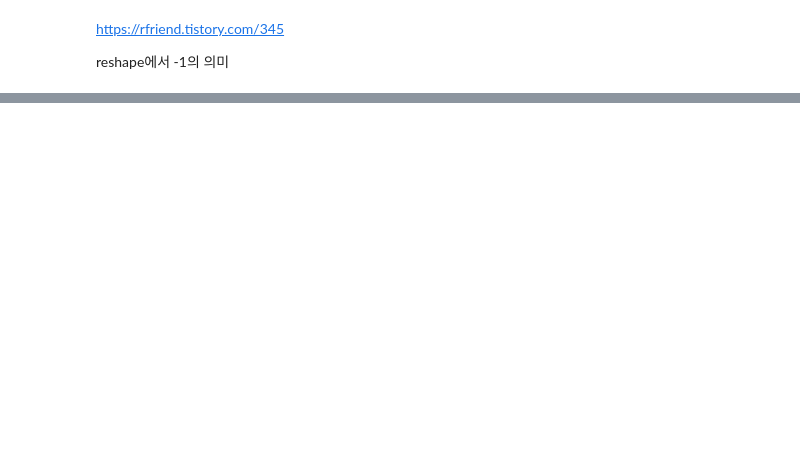
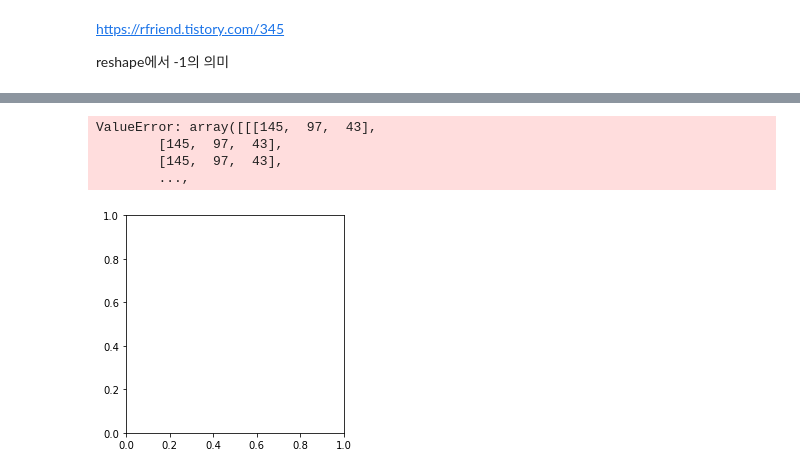
Before and after one commit to EdgeOfNetwork/ML_1.0.1, a Jupyter notebook: 1_2Lecture/computer_vision/ch10_kmeans.ipynb, the cells around one changed output, grey strips where cells are left out. Drawn from its saved outputs; the diff is of its cells as text; code cells hidden in the pictures; blank space fills up the shorter version.

```diff
--- a/1_2Lecture/computer_vision/ch10_kmeans.ipynb
+++ b/1_2Lecture/computer_vision/ch10_kmeans.ipynb
@@ -126,0 +114,33 @@ center = np.uint8(center)
+# %%
+K = 2
+ret, label, center = cv2.kmeans(Z, K, None, criteria, 10, cv2.KMEANS_RANDOM_CENTERS)
+center = np.uint8(center)
+res = center[label.flatten()]
+res2 = res.reshape((img.shape))
+# %%
+src = 1
+dst = 5
+res = []
+for K in range(src, dst, x lambda x: if ): # K가 2의 제곱으로 늘어나야
+    _, label, center = cv2.kmeans(Z, K, None, criteria, 10, cv2.KMEANS_RANDOM_CENTERS)
+    center = np.uint8(center)
+    res.append(center[lable.flatten()].reshape((img.shape)))
+
+    # res = center[label.flatten()]
+    # res2 = res.reshape((img.shape))
+# %%
+n = 5
+plt.figure(figsize= (20, 5))
+for i in range(n):
+    ax = plt.subplot(2, n, i + 1)
+    plt.imshow(res[i])
+    plt.title("K :", i)
+    ax.get_xaxis().set_visible(False)
+    ax.get_yaxis().set_visible(False) # 값 표시를 지워줌
+plt.show()
+# %% [output]
+ValueError: array([[[145,  97,  43],
+        [145,  97,  43],
+        [145,  97,  43],
+        ...,
+[figure, added]
```
Also changed, not shown: parts of 5 cells of this notebook.
